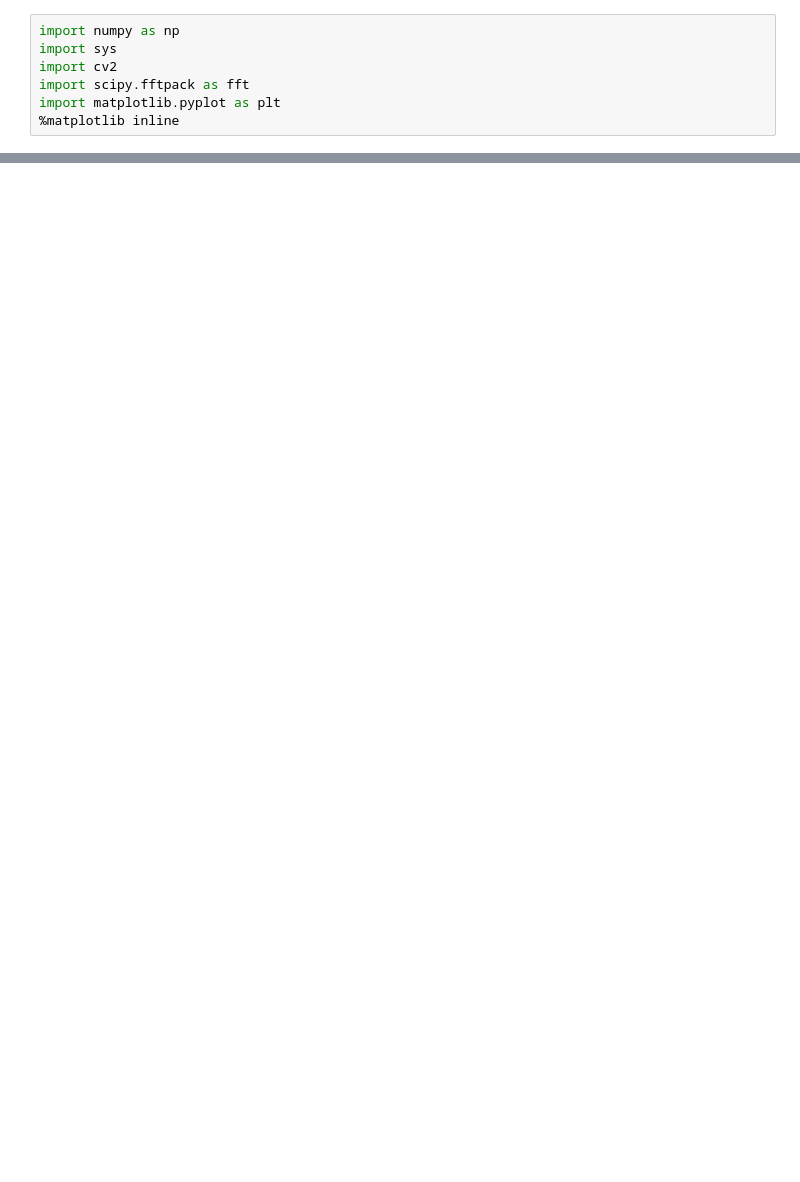
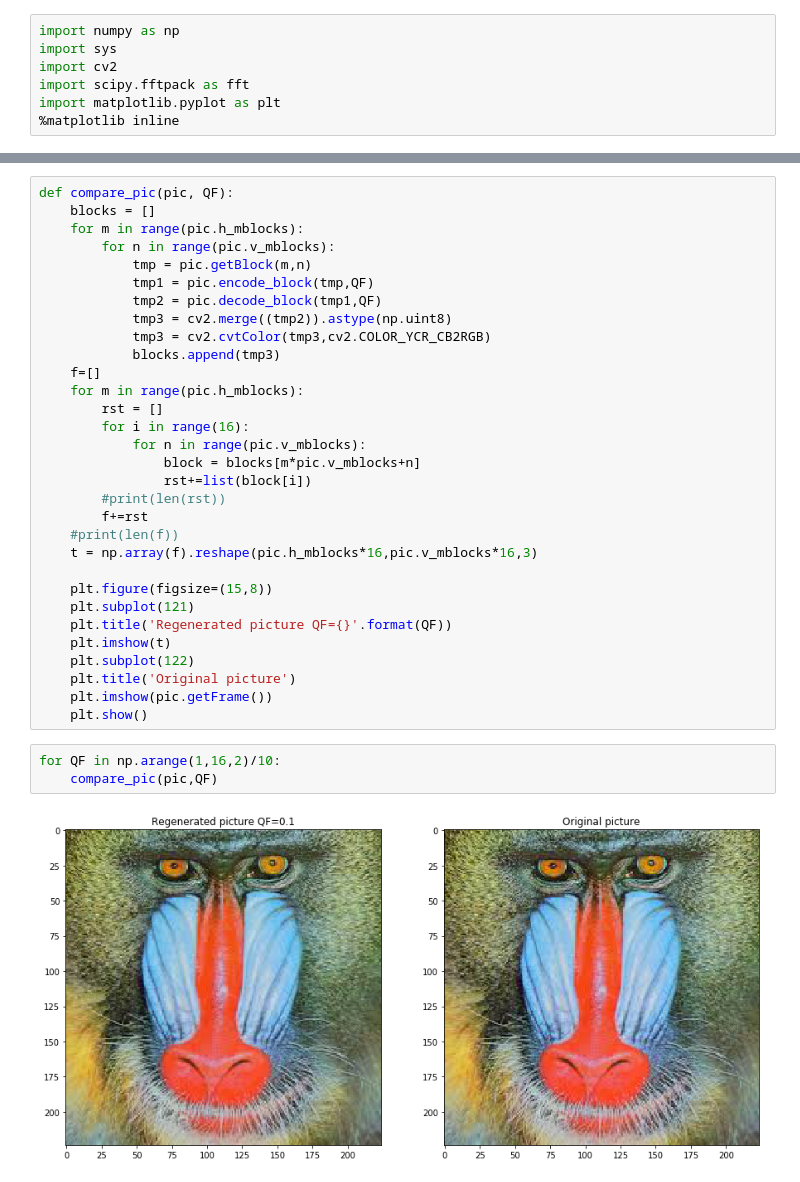
Before and after one commit to markshibu/Video-Encoder-Decoder, a Jupyter notebook: markshi/Code.ipynb, the cells around one changed output, grey strips where cells are left out. Cells and saved outputs as stored; diff of their text form; blank space fills up the shorter version.

```diff
--- a/markshi/Code.ipynb
+++ b/markshi/Code.ipynb
@@ -269,0 +276,36 @@ for i in np.arange(1,20,2)/10:
+# %%
+def compare_pic(pic, QF):
+    blocks = []
+    for m in range(pic.h_mblocks):
+        for n in range(pic.v_mblocks):
+            tmp = pic.getBlock(m,n)
+            tmp1 = pic.encode_block(tmp,QF)
+            tmp2 = pic.decode_block(tmp1,QF)
+            tmp3 = cv2.merge((tmp2)).astype(np.uint8)
+            tmp3 = cv2.cvtColor(tmp3,cv2.COLOR_YCR_CB2RGB)
+            blocks.append(tmp3)
+    f=[]
+    for m in range(pic.h_mblocks):
+        rst = []
+        for i in range(16):
+            for n in range(pic.v_mblocks):
+                block = blocks[m*pic.v_mblocks+n]
+                rst+=list(block[i])
+        #print(len(rst))
+        f+=rst
+    #print(len(f))
+    t = np.array(f).reshape(pic.h_mblocks*16,pic.v_mblocks*16,3)
+
+    plt.figure(figsize=(15,8))
+    plt.subplot(121)
+    plt.title('Regenerated picture QF={}'.format(QF))
+    plt.imshow(t)
+    plt.subplot(122)
+    plt.title('Original picture')
+    plt.imshow(pic.getFrame())
+    plt.show()
+# %%
+for QF in np.arange(1,16,2)/10:
+    compare_pic(pic,QF)
+# %% [output]
+[figure, added]
```
Also changed, not shown: parts of 5 cells of this notebook.
